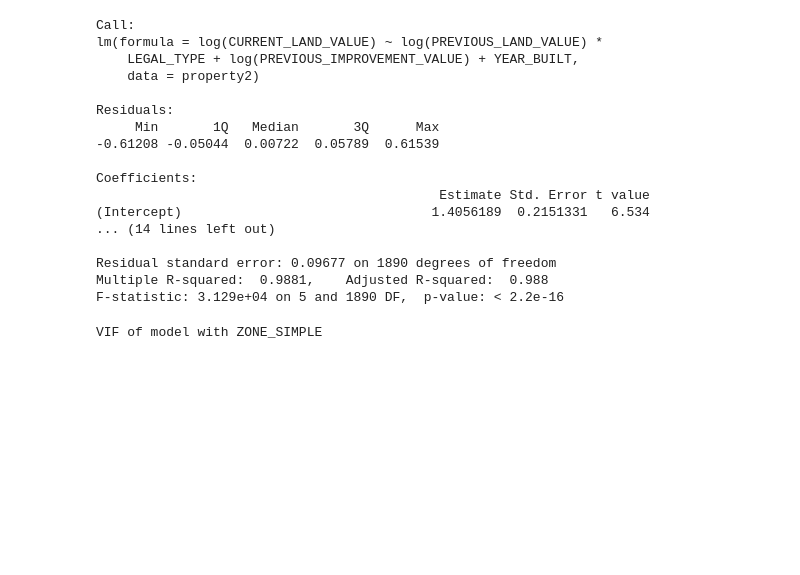
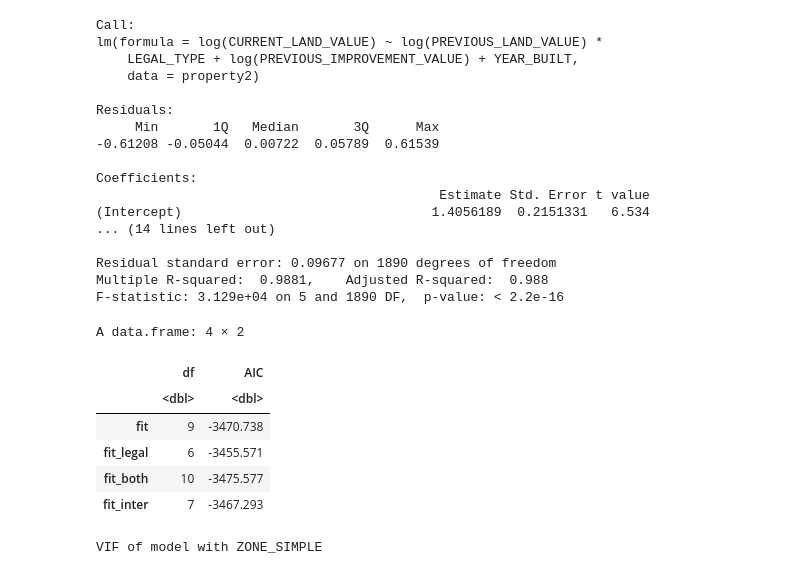
Before and after one commit to drrnaxl/STAT-306-Project, a Jupyter notebook: STAT_306_with_zoning.ipynb, the cells around one changed output. Cells and saved outputs as stored; diff of their text form; code cells hidden in the pictures; blank space fills up the shorter version.

Commit message:
Model Selection

```diff
--- a/STAT_306_with_zoning.ipynb
+++ b/STAT_306_with_zoning.ipynb
@@ -126,6 +128,7 @@ nrow(property2)
 [1] 1897
 # %%
 property2 <- property2[property2$LEGAL_TYPE != "OTHER", ]
+property2 <- property2 %>% select(-ZONING_CLASSIFICATION)
 nrow(property2)  # should be 1 less than before
 # %% [output]
 [1] 1896
@@ -241,6 +384,16 @@ Coefficients:
 Residual standard error: 0.09677 on 1890 degrees of freedom
 Multiple R-squared:  0.9881,    Adjusted R-squared:  0.988
 F-statistic: 3.129e+04 on 5 and 1890 DF,  p-value: < 2.2e-16
+# %%
+AIC(fit, fit_legal, fit_both, fit_inter)
+# %% [output]
+A data.frame: 4 × 2
+|  | df | AIC |
+|  | <dbl> | <dbl> |
+| fit | 9 | -3470.738 |
+| fit_legal | 6 | -3455.571 |
+| fit_both | 10 | -3475.577 |
+| fit_inter | 7 | -3467.293 |
 # %%
 cat("VIF of model with ZONE_SIMPLE")
 vif(fit)
```
Also changed, not shown: parts of 4 cells of this notebook.
